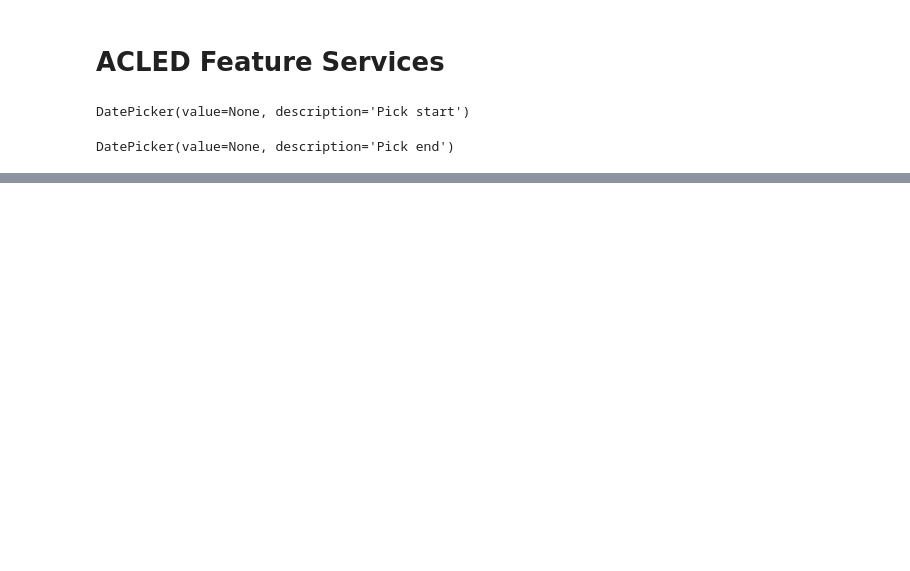
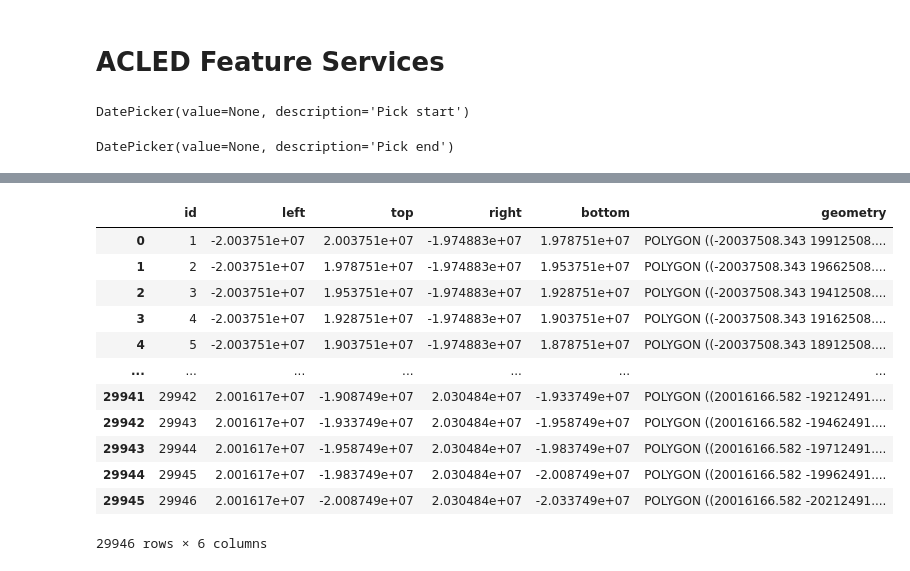
Before and after one commit to gisfromscratch/anaconda-data-analystics, a Jupyter notebook: notebooks/ACLED Feature Services.ipynb, the cells around one changed output, grey strips where cells are left out. Saved outputs shown, nothing was run; the diff lists cells and outputs as text; code cells hidden in the pictures; blank space fills up the shorter version.

```diff
--- a/notebooks/ACLED Feature Services.ipynb
+++ b/notebooks/ACLED Feature Services.ipynb
@@ -87,0 +114,19 @@ acled_feature_set.sdf
+# %%
+hexbins_file_path = os.environ['hexbins_file_path']
+hexbins = geopandas.read_file(hexbins_file_path)
+# %%
+hexbins
+# %% [output]
+|  | id | left | top | right | bottom | geometry |
+| 0 | 1 | -2.003751e+07 | 2.003751e+07 | -1.974883e+07 | 1.978751e+07 | POLYGON ((-20037508.343 19912508.... |
+| 1 | 2 | -2.003751e+07 | 1.978751e+07 | -1.974883e+07 | 1.953751e+07 | POLYGON ((-20037508.343 19662508.... |
+| 2 | 3 | -2.003751e+07 | 1.953751e+07 | -1.974883e+07 | 1.928751e+07 | POLYGON ((-20037508.343 19412508.... |
+| 3 | 4 | -2.003751e+07 | 1.928751e+07 | -1.974883e+07 | 1.903751e+07 | POLYGON ((-20037508.343 19162508.... |
+| 4 | 5 | -2.003751e+07 | 1.903751e+07 | -1.974883e+07 | 1.878751e+07 | POLYGON ((-20037508.343 18912508.... |
+| ... | ... | ... | ... | ... | ... | ... |
+| 29941 | 29942 | 2.001617e+07 | -1.908749e+07 | 2.030484e+07 | -1.933749e+07 | POLYGON ((20016166.582 -19212491.... |
+| 29942 | 29943 | 2.001617e+07 | -1.933749e+07 | 2.030484e+07 | -1.958749e+07 | POLYGON ((20016166.582 -19462491.... |
+| 29943 | 29944 | 2.001617e+07 | -1.958749e+07 | 2.030484e+07 | -1.983749e+07 | POLYGON ((20016166.582 -19712491.... |
+| 29944 | 29945 | 2.001617e+07 | -1.983749e+07 | 2.030484e+07 | -2.008749e+07 | POLYGON ((20016166.582 -19962491.... |
+| 29945 | 29946 | 2.001617e+07 | -2.008749e+07 | 2.030484e+07 | -2.033749e+07 | POLYGON ((20016166.582 -20212491.... |
+29946 rows × 6 columns
```
Also changed, not shown: parts of 13 cells of this notebook, 2 other files.
